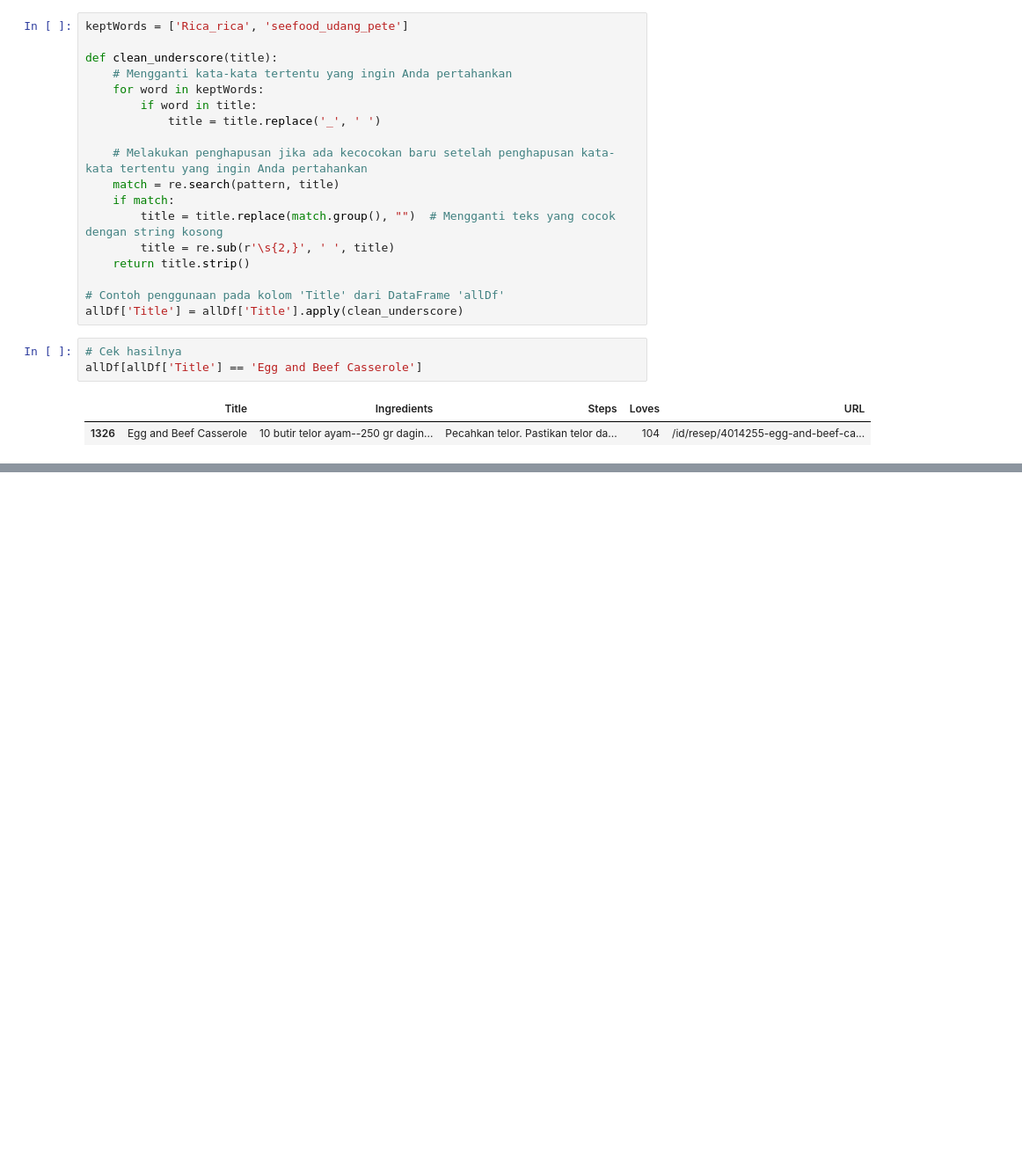
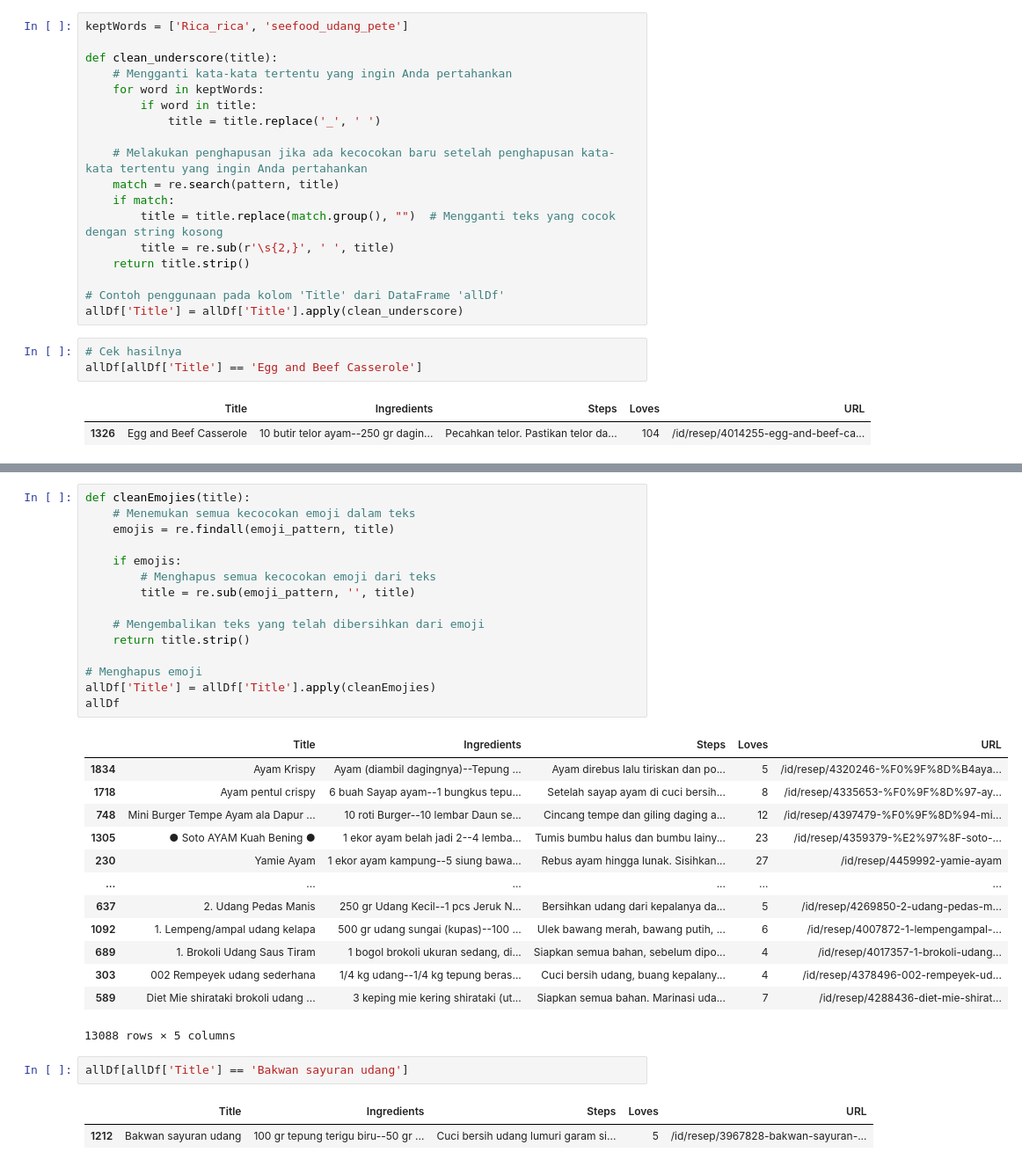
Before and after one commit to ishala/data-mining, a Jupyter notebook: analysis.ipynb, the cells around one changed output, grey strips where cells are left out. Shown at 88% size. Drawn from its saved outputs; the diff is of its cells as text; blank space fills up the shorter version.

```diff
--- a/analysis.ipynb
+++ b/analysis.ipynb
@@ -567,0 +596,34 @@ allDf[allDf['Title'] == 'Egg and Beef Casserole']
+# %%
+def cleanEmojies(title):
+    # Menemukan semua kecocokan emoji dalam teks
+    emojis = re.findall(emoji_pattern, title)
+
+    if emojis:
+        # Menghapus semua kecocokan emoji dari teks
+        title = re.sub(emoji_pattern, '', title)
+
+    # Mengembalikan teks yang telah dibersihkan dari emoji
+    return title.strip()
+
+# Menghapus emoji
+allDf['Title'] = allDf['Title'].apply(cleanEmojies)
+allDf
+# %% [output]
+|  | Title | Ingredients | Steps | Loves | URL |
+| 1834 | Ayam Krispy | Ayam (diambil dagingnya)--Tepung ... | Ayam direbus lalu tiriskan dan po... | 5 | /id/resep/4320246-%F0%9F%8D%B4aya... |
+| 1718 | Ayam pentul crispy | 6 buah Sayap ayam--1 bungkus tepu... | Setelah sayap ayam di cuci bersih... | 8 | /id/resep/4335653-%F0%9F%8D%97-ay... |
+| 748 | Mini Burger Tempe Ayam ala Dapur ... | 10 roti Burger--10 lembar Daun se... | Cincang tempe dan giling daging a... | 12 | /id/resep/4397479-%F0%9F%8D%94-mi... |
+| 1305 | ● Soto AYAM Kuah Bening ● | 1 ekor ayam belah jadi 2--4 lemba... | Tumis bumbu halus dan bumbu lainy... | 23 | /id/resep/4359379-%E2%97%8F-soto-... |
+| 230 | Yamie Ayam | 1 ekor ayam kampung--5 siung bawa... | Rebus ayam hingga lunak. Sisihkan... | 27 | /id/resep/4459992-yamie-ayam |
+| ... | ... | ... | ... | ... | ... |
+| 637 | 2. Udang Pedas Manis | 250 gr Udang Kecil--1 pcs Jeruk N... | Bersihkan udang dari kepalanya da... | 5 | /id/resep/4269850-2-udang-pedas-m... |
+| 1092 | 1. Lempeng/ampal udang kelapa | 500 gr udang sungai (kupas)--100 ... | Ulek bawang merah, bawang putih, ... | 6 | /id/resep/4007872-1-lempengampal-... |
+| 689 | 1. Brokoli Udang Saus Tiram | 1 bogol brokoli ukuran sedang, di... | Siapkan semua bahan, sebelum dipo... | 4 | /id/resep/4017357-1-brokoli-udang... |
+| 303 | 002 Rempeyek udang sederhana | 1/4 kg udang--1/4 kg tepung beras... | Cuci bersih udang, buang kepalany... | 4 | /id/resep/4378496-002-rempeyek-ud... |
+| 589 | Diet Mie shirataki brokoli udang ... | 3 keping mie kering shirataki (ut... | Siapkan semua bahan. Marinasi uda... | 7 | /id/resep/4288436-diet-mie-shirat... |
+13088 rows × 5 columns
+# %%
+allDf[allDf['Title'] == 'Bakwan sayuran udang']
+# %% [output]
+|  | Title | Ingredients | Steps | Loves | URL |
+| 1212 | Bakwan sayuran udang | 100 gr tepung terigu biru--50 gr ... | Cuci bersih udang lumuri garam si... | 5 | /id/resep/3967828-bakwan-sayuran-... |
```
Also changed, not shown: parts of 7 cells of this notebook.
